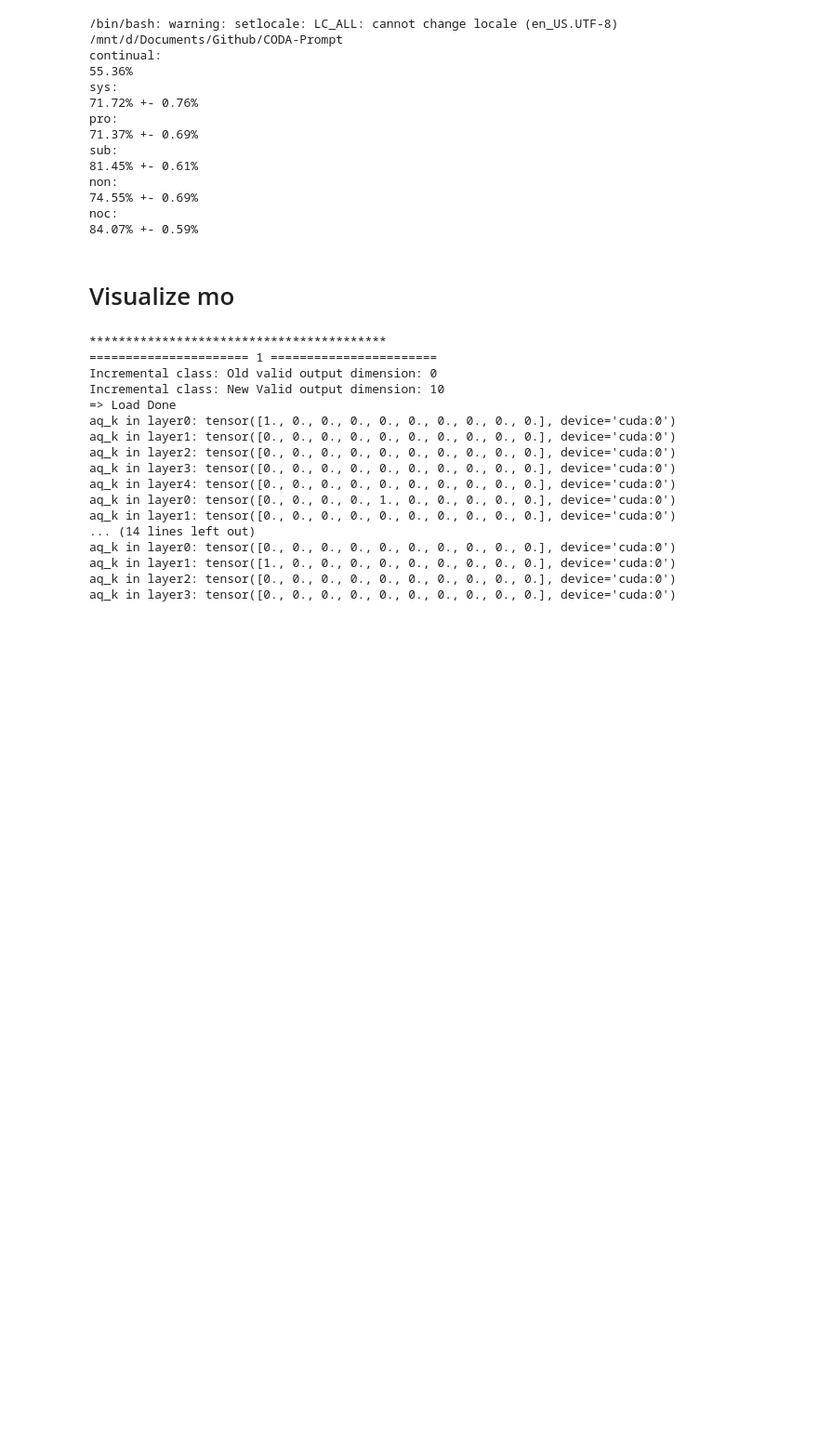
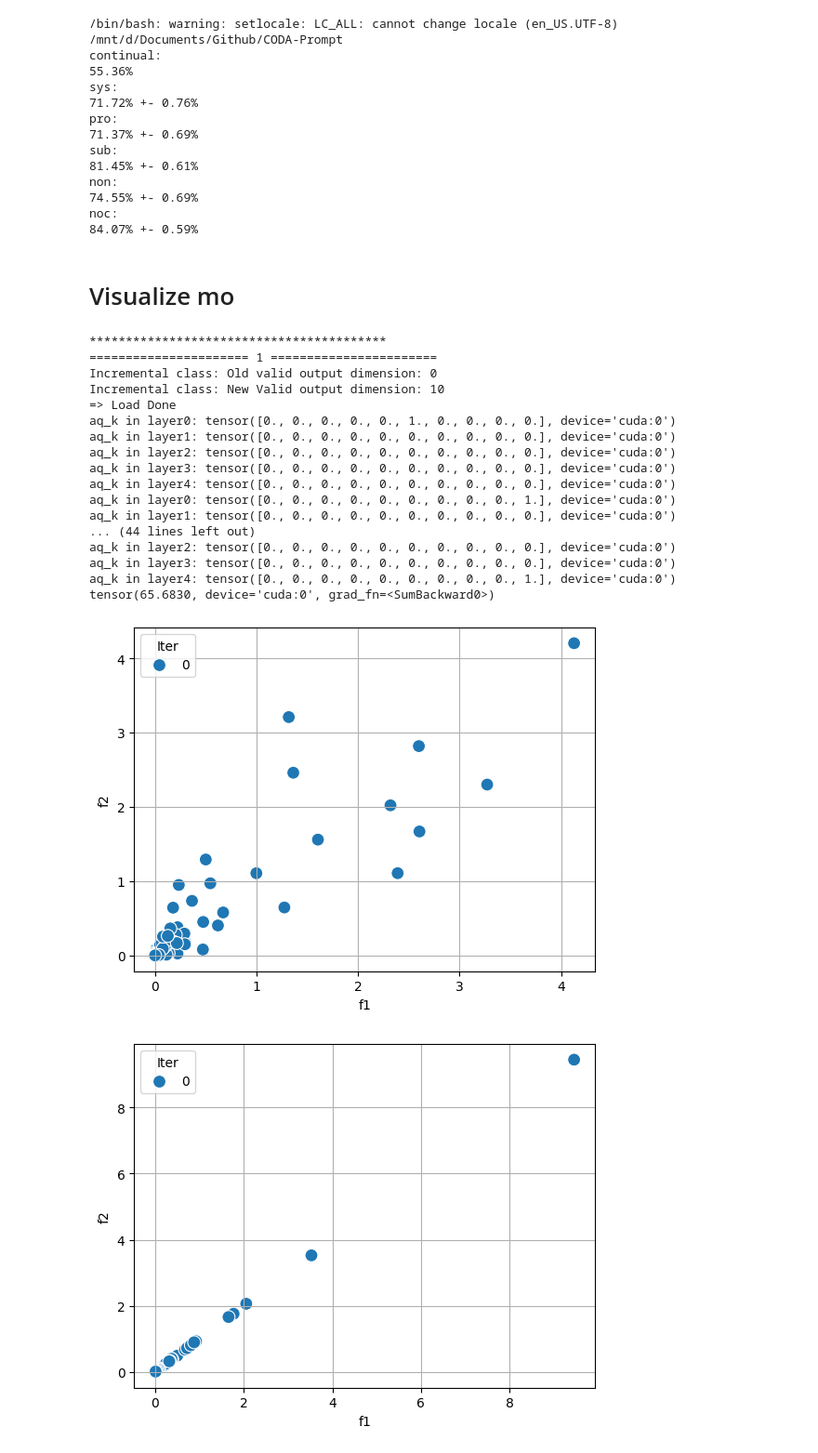
Before and after one commit to liaoweiduo/CODA-Prompt, a Jupyter notebook: generate_results.ipynb, the cells around one changed output. Shown at 93% size. Saved outputs shown, nothing was run; the diff lists cells and outputs as text; code cells hidden in the pictures; blank space fills up the shorter version.

```diff
--- a/generate_results.ipynb
+++ b/generate_results.ipynb
@@ -76,7 +76,7 @@ args.repeat = 1
 args.overwrite = 1
 args.learner_type = 'pmo'    # prompt
 args.learner_name = 'PMOPrompt'
-args.prompt_param = [100, 8, 0.0, 4]        # [4] -> n_obj
+args.prompt_param = [100, 8, 0.0, 2]        # [4] -> n_obj
 args.memory = 0
 args.log_dir = '../CODA-Prompt-experiments/CGQA/10-task/pmo-10-4-0'     # pmo-10-4-0   coda-p
 args.debug_mode = 1
@@ -136,36 +136,38 @@ trainer = None
 # for i in range(10):
 i=0
 trainer = prepare(trainer, task_id=i)
 
 learner = trainer.learner
 model = learner.model
 prompt = model.prompt
 learner.aux.update_source(trainer.train_dataset)
 
 learner.epoch = 0
 
 for layer_idx in [0, 1,2,3, 4]:
-    mo_matrix = learner.obtain_mo_matrix(hard_l=layer_idx)
+    mo_matrix = learner.obtain_mo_matrix(hard_l=layer_idx, add_noise=False)
     # print(f'mo_matrix: {mo_matrix}')
     hv_loss = cal_hv_loss(mo_matrix, ref=None)
     print(hv_loss)
     figure = draw_objs(mo_matrix.detach().cpu().numpy()[np.newaxis, :2, :], None)   # only f1-f2
     figure.savefig(f'{args.log_dir}/temp/mo_task{i}_l{layer_idx}_f1-f2.png', bbox_inches='tight')
 # %% [output]
 *****************************************
 ====================== 1 =======================
 Incremental class: Old valid output dimension: 0
 Incremental class: New Valid output dimension: 10
 => Load Done
-aq_k in layer0: tensor([1., 0., 0., 0., 0., 0., 0., 0., 0., 0.], device='cuda:0')
+aq_k in layer0: tensor([0., 0., 0., 0., 0., 1., 0., 0., 0., 0.], device='cuda:0')
 aq_k in layer1: tensor([0., 0., 0., 0., 0., 0., 0., 0., 0., 0.], device='cuda:0')
 aq_k in layer2: tensor([0., 0., 0., 0., 0., 0., 0., 0., 0., 0.], device='cuda:0')
 aq_k in layer3: tensor([0., 0., 0., 0., 0., 0., 0., 0., 0., 0.], device='cuda:0')
 aq_k in layer4: tensor([0., 0., 0., 0., 0., 0., 0., 0., 0., 0.], device='cuda:0')
-aq_k in layer0: tensor([0., 0., 0., 0., 1., 0., 0., 0., 0., 0.], device='cuda:0')
+aq_k in layer0: tensor([0., 0., 0., 0., 0., 0., 0., 0., 0., 1.], device='cuda:0')
 aq_k in layer1: tensor([0., 0., 0., 0., 0., 0., 0., 0., 0., 0.], device='cuda:0')
-... (14 lines left out)
-aq_k in layer0: tensor([0., 0., 0., 0., 0., 0., 0., 0., 0., 0.], device='cuda:0')
-aq_k in layer1: tensor([1., 0., 0., 0., 0., 0., 0., 0., 0., 0.], device='cuda:0')
+... (44 lines left out)
 aq_k in layer2: tensor([0., 0., 0., 0., 0., 0., 0., 0., 0., 0.], device='cuda:0')
 aq_k in layer3: tensor([0., 0., 0., 0., 0., 0., 0., 0., 0., 0.], device='cuda:0')
+aq_k in layer4: tensor([0., 0., 0., 0., 0., 0., 0., 0., 0., 1.], device='cuda:0')
+tensor(65.6830, device='cuda:0', grad_fn=<SumBackward0>)
+[figure, added]
+[figure, added]
```
Also changed, not shown: parts of 1 cell of this notebook, 3 other files.
